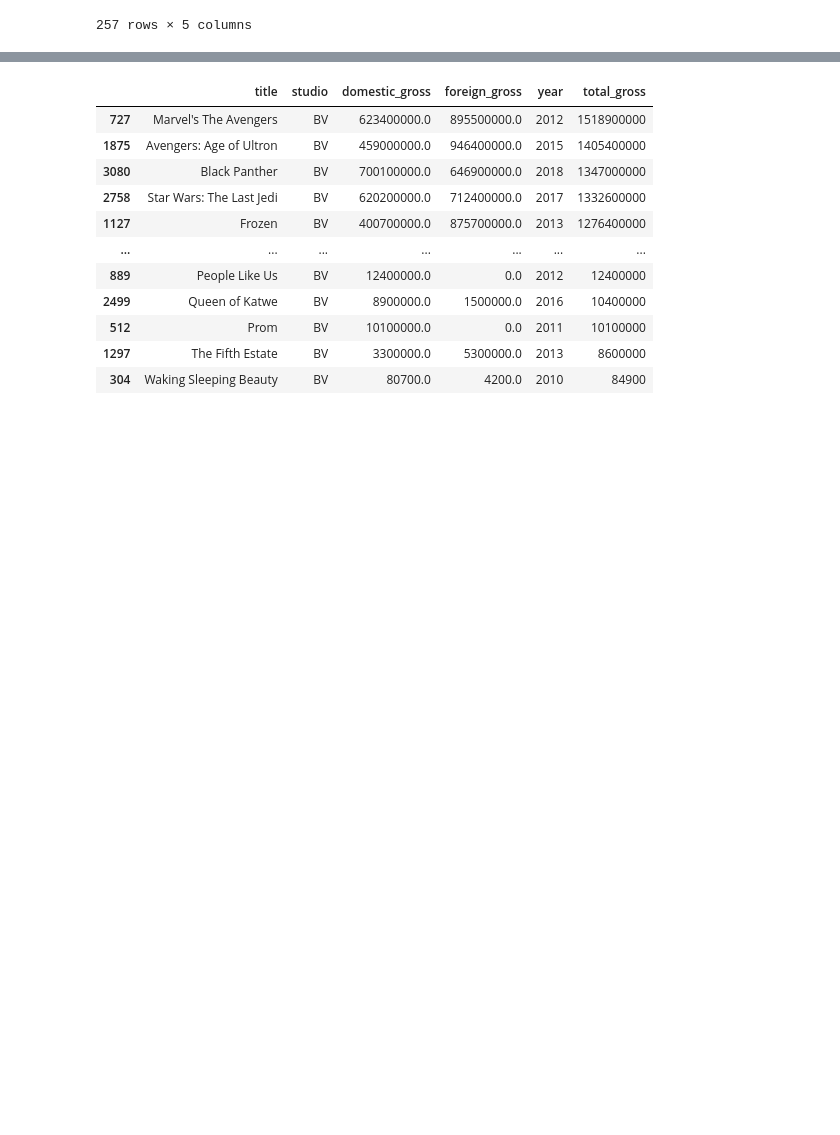
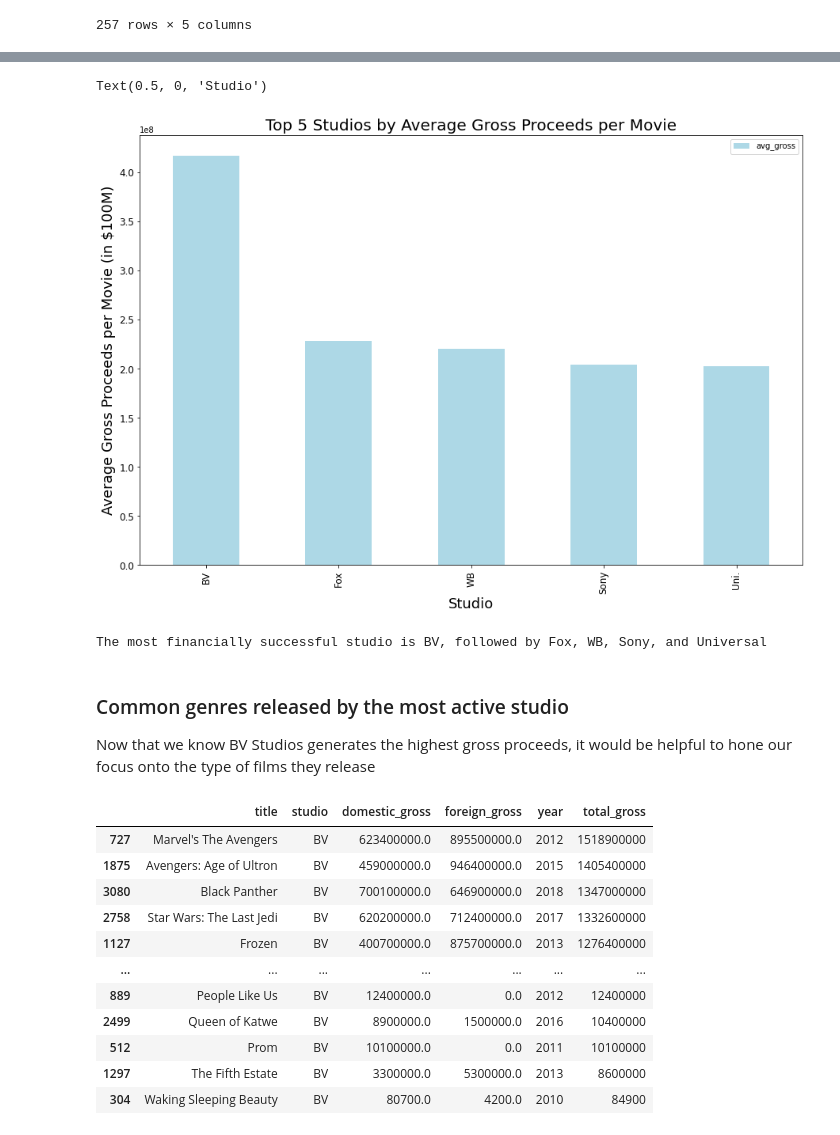
Before and after one commit to keziasetokusumo/microsoft_movie_analysis_project, a Jupyter notebook: movie_analysis_jupyternotebook.ipynb, the cells around one changed output, grey strips where cells are left out. Saved outputs shown, nothing was run; the diff lists cells and outputs as text; code cells hidden in the pictures; blank space fills up the shorter version.

```diff
--- a/movie_analysis_jupyternotebook.ipynb
+++ b/movie_analysis_jupyternotebook.ipynb
@@ -206,3 +194,21 @@ joined2.plot(y='avg_gross', ylabel= 'Average Gross Proceeds per Movie (in $100M)
+# %%
+# Condense the previous graph to show the top 5, sorted, and emphasize BV studios' prominence
+studioplot= joined2.head().plot(y='avg_gross', fontsize=12, kind='bar', figsize=(15,10), color='lightblue')
+
+# Set axes titles and font size for improved readability
+studioplot.set_title("Top 5 Studios by Average Gross Proceeds per Movie", fontsize=20)
+studioplot.set_ylabel("Average Gross Proceeds per Movie (in $100M)", fontsize=18)
+studioplot.set_xlabel("Studio", fontsize=18)
+# %% [output]
+Text(0.5, 0, 'Studio')
+[figure, added]
+# %%
+print("The most financially successful studio is BV, followed by Fox, WB, Sony, and Universal")
+# %% [output]
+The most financially successful studio is BV, followed by Fox, WB, Sony, and Universal
+# %% [markdown]
+### Common genres released by the most active studio
+Now that we know BV Studios generates the highest gross proceeds, it would be helpful to hone our focus onto the type of films they release
 # %%
 # Creating a dataframe of movies produced by BV studios, sorted by total_gross in descending order
 bv_movies=fin_data[fin_data['studio']=='BV'].sort_values('total_gross', ascending=False)
```
Also changed, not shown: parts of 20 cells of this notebook.
